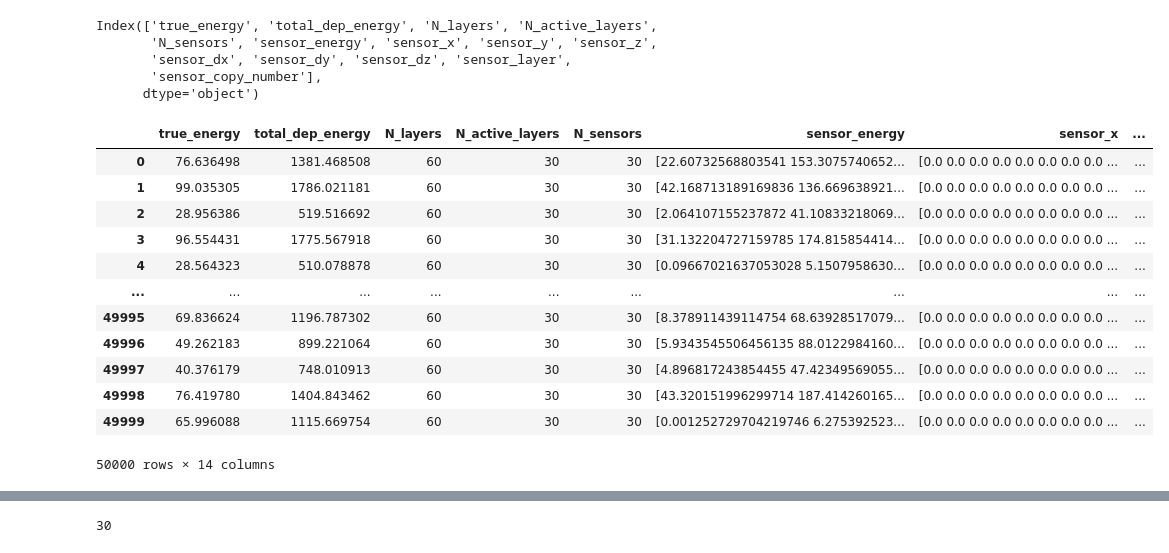
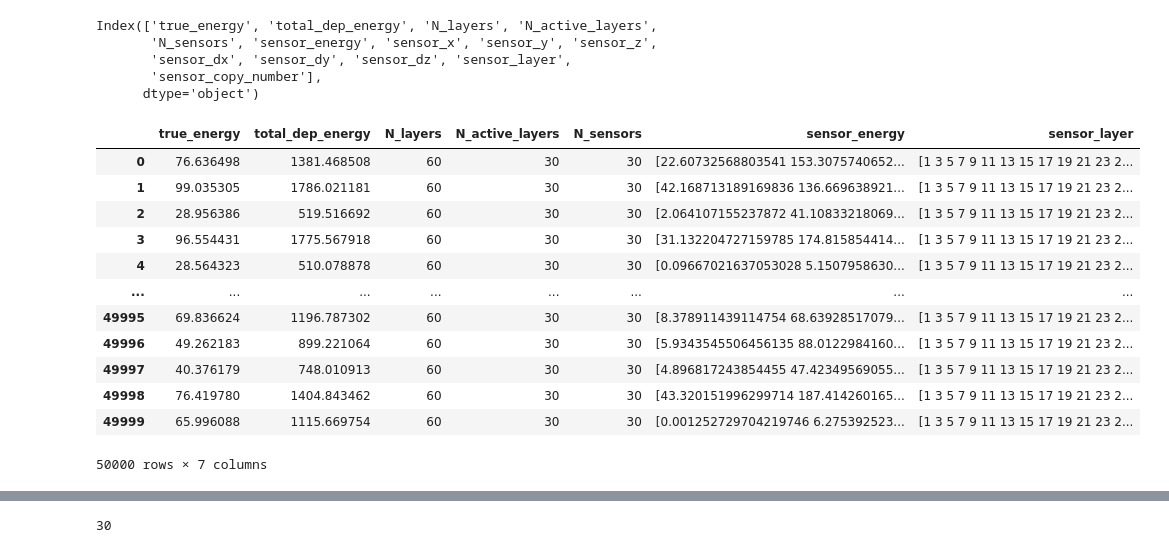
Before and after one commit to kingusiu/opDeDe, a Jupyter notebook: notebooks/read_multilayer_calos_photonID.ipynb, the cells around one changed output, grey strips where cells are left out. Cells and saved outputs as stored; diff of their text form; code cells hidden in the pictures.

```diff
--- a/notebooks/read_multilayer_calos_photonID.ipynb
+++ b/notebooks/read_multilayer_calos_photonID.ipynb
@@ -4,7 +4,9 @@ import pandas as pd
 import matplotlib.pyplot as plt
 # %%
 #file_path = '/eos/home-k/kiwoznia/data/rodem/opde/kinga2_fullcalo_layers.pkl'
-file_path = '/eos/home-k/kiwoznia/data/rodem/opde/Feb24_photons.pkl'
+file_path_hadrons = '/eos/home-k/kiwoznia/data/rodem/opde/Feb24.pkl'
+file_path_photons = '/eos/home-k/kiwoznia/data/rodem/opde/Feb24_photons.pkl'
 # %%
-df = pd.read_pickle(file_path)
+df_photons = pd.read_pickle(file_path_photons)
+df_hadrons = pd.read_pickle(file_path_hadrons)
 # %%
@@ -16,18 +18,18 @@ Index(['true_energy', 'total_dep_energy', 'N_layers', 'N_active_layers',
        'sensor_copy_number'],
       dtype='object')
 # %%
-df
+df_photons.drop(['sensor_x', 'sensor_y', 'sensor_z','sensor_dx', 'sensor_dy', 'sensor_dz','sensor_copy_number'],axis=1)
 # %% [output]
-|  | true_energy | total_dep_energy | N_layers | N_active_layers | N_sensors | sensor_energy | sensor_x | ... |
-| 0 | 76.636498 | 1381.468508 | 60 | 30 | 30 | [22.60732568803541 153.3075740652... | [0.0 0.0 0.0 0.0 0.0 0.0 0.0 0.0 ... | ... |
-| 1 | 99.035305 | 1786.021181 | 60 | 30 | 30 | [42.168713189169836 136.669638921... | [0.0 0.0 0.0 0.0 0.0 0.0 0.0 0.0 ... | ... |
-| 2 | 28.956386 | 519.516692 | 60 | 30 | 30 | [2.064107155237872 41.10833218069... | [0.0 0.0 0.0 0.0 0.0 0.0 0.0 0.0 ... | ... |
-| 3 | 96.554431 | 1775.567918 | 60 | 30 | 30 | [31.132204727159785 174.815854414... | [0.0 0.0 0.0 0.0 0.0 0.0 0.0 0.0 ... | ... |
-| 4 | 28.564323 | 510.078878 | 60 | 30 | 30 | [0.09667021637053028 5.1507958630... | [0.0 0.0 0.0 0.0 0.0 0.0 0.0 0.0 ... | ... |
-| ... | ... | ... | ... | ... | ... | ... | ... | ... |
-| 49995 | 69.836624 | 1196.787302 | 60 | 30 | 30 | [8.378911439114754 68.63928517079... | [0.0 0.0 0.0 0.0 0.0 0.0 0.0 0.0 ... | ... |
-| 49996 | 49.262183 | 899.221064 | 60 | 30 | 30 | [5.9343545506456135 88.0122984160... | [0.0 0.0 0.0 0.0 0.0 0.0 0.0 0.0 ... | ... |
-| 49997 | 40.376179 | 748.010913 | 60 | 30 | 30 | [4.896817243854455 47.42349569055... | [0.0 0.0 0.0 0.0 0.0 0.0 0.0 0.0 ... | ... |
-| 49998 | 76.419780 | 1404.843462 | 60 | 30 | 30 | [43.320151996299714 187.414260165... | [0.0 0.0 0.0 0.0 0.0 0.0 0.0 0.0 ... | ... |
-| 49999 | 65.996088 | 1115.669754 | 60 | 30 | 30 | [0.001252729704219746 6.275392523... | [0.0 0.0 0.0 0.0 0.0 0.0 0.0 0.0 ... | ... |
+|  | true_energy | total_dep_energy | N_layers | N_active_layers | N_sensors | sensor_energy | sensor_layer |
+| 0 | 76.636498 | 1381.468508 | 60 | 30 | 30 | [22.60732568803541 153.3075740652... | [1 3 5 7 9 11 13 15 17 19 21 23 2... |
+| 1 | 99.035305 | 1786.021181 | 60 | 30 | 30 | [42.168713189169836 136.669638921... | [1 3 5 7 9 11 13 15 17 19 21 23 2... |
+| 2 | 28.956386 | 519.516692 | 60 | 30 | 30 | [2.064107155237872 41.10833218069... | [1 3 5 7 9 11 13 15 17 19 21 23 2... |
+| 3 | 96.554431 | 1775.567918 | 60 | 30 | 30 | [31.132204727159785 174.815854414... | [1 3 5 7 9 11 13 15 17 19 21 23 2... |
+| 4 | 28.564323 | 510.078878 | 60 | 30 | 30 | [0.09667021637053028 5.1507958630... | [1 3 5 7 9 11 13 15 17 19 21 23 2... |
+| ... | ... | ... | ... | ... | ... | ... | ... |
+| 49995 | 69.836624 | 1196.787302 | 60 | 30 | 30 | [8.378911439114754 68.63928517079... | [1 3 5 7 9 11 13 15 17 19 21 23 2... |
+| 49996 | 49.262183 | 899.221064 | 60 | 30 | 30 | [5.9343545506456135 88.0122984160... | [1 3 5 7 9 11 13 15 17 19 21 23 2... |
+| 49997 | 40.376179 | 748.010913 | 60 | 30 | 30 | [4.896817243854455 47.42349569055... | [1 3 5 7 9 11 13 15 17 19 21 23 2... |
+| 49998 | 76.419780 | 1404.843462 | 60 | 30 | 30 | [43.320151996299714 187.414260165... | [1 3 5 7 9 11 13 15 17 19 21 23 2... |
+| 49999 | 65.996088 | 1115.669754 | 60 | 30 | 30 | [0.001252729704219746 6.275392523... | [1 3 5 7 9 11 13 15 17 19 21 23 2... |
-50000 rows × 14 columns
+50000 rows × 7 columns
```
Also changed, not shown: parts of 8 cells of this notebook, 4 other files.
